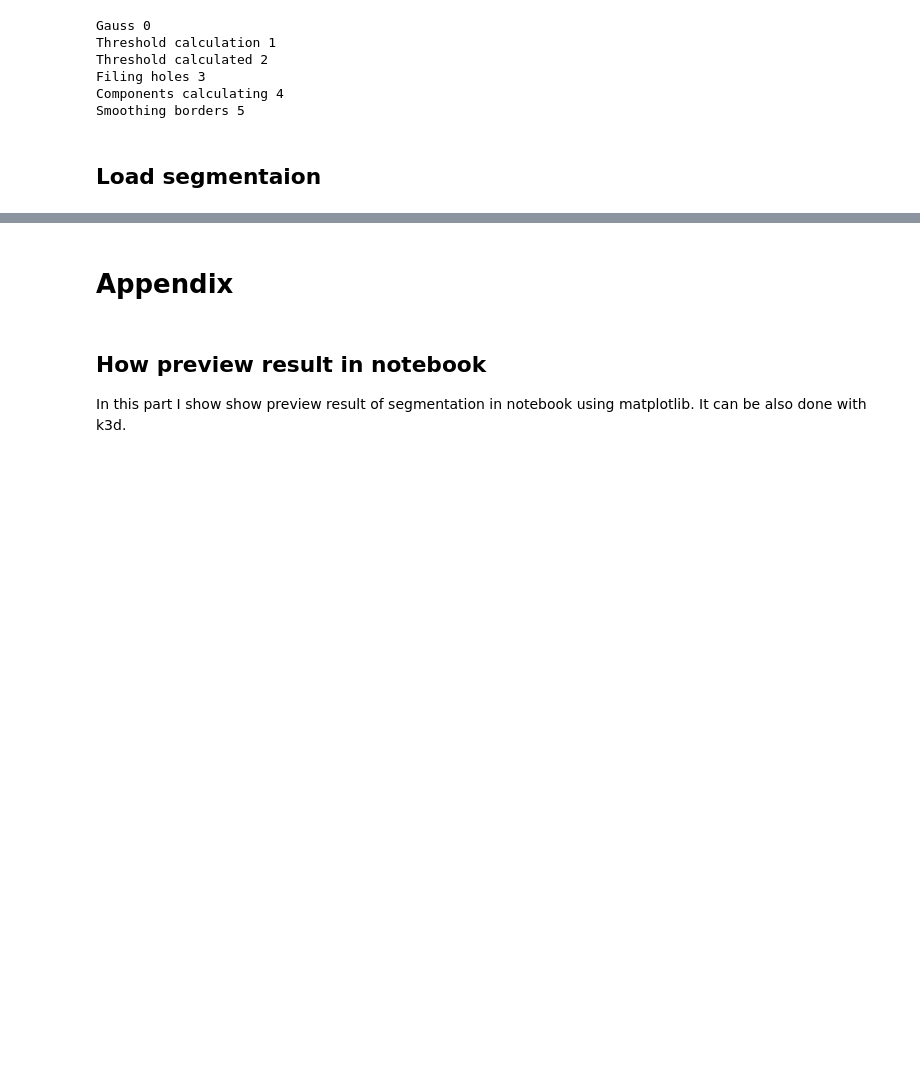
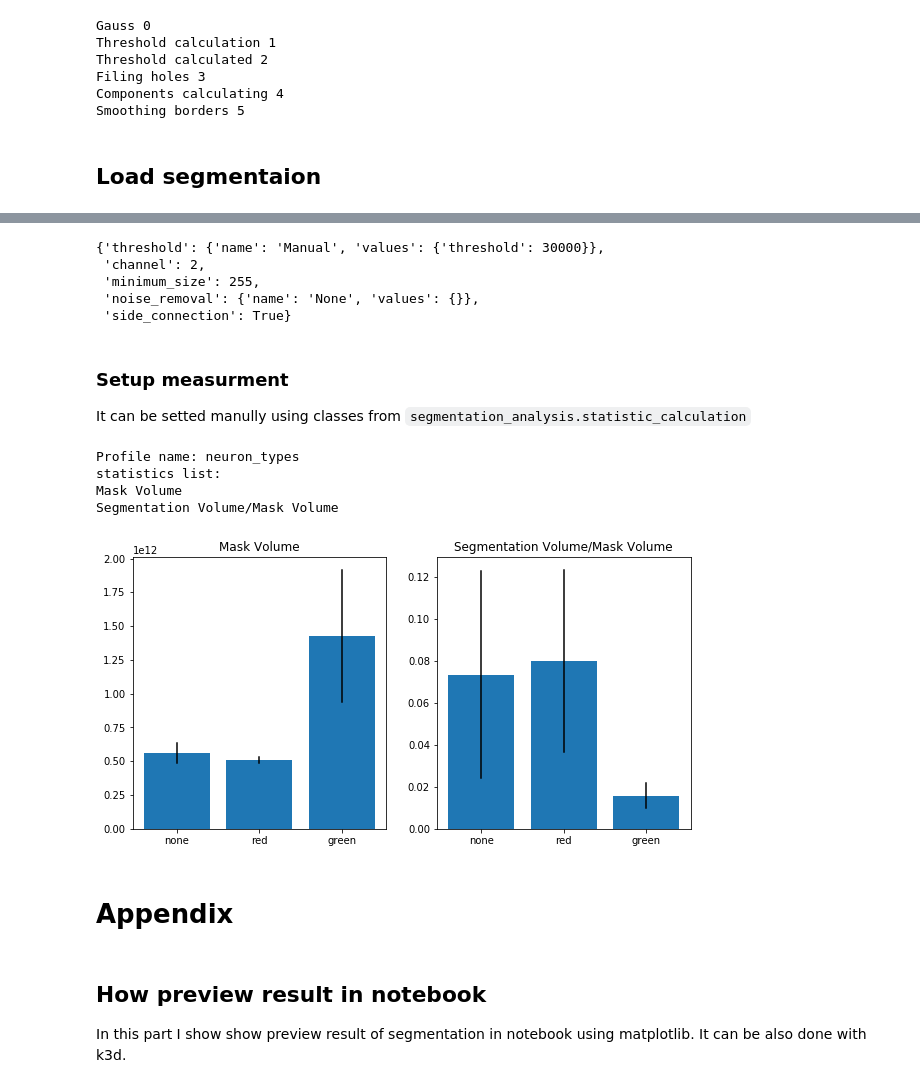
Before and after one commit to 4DNucleome/PartSeg, a Jupyter notebook: notebooks/Neuron_types_example.ipynb, the cells around one changed output, grey strips where cells are left out. Saved outputs shown, nothing was run; the diff lists cells and outputs as text; code cells hidden in the pictures; blank space fills up the shorter version.

Commit message:
neuron example longer version

```diff
--- a/notebooks/Neuron_types_example.ipynb
+++ b/notebooks/Neuron_types_example.ipynb
@@ -36,7 +87,8 @@ In this part there is shown how to read data and create or load segmentation
 Parameters  of segmentation can be read from file
 # %%
 with open(os.path.join(data_path, "segment_data.json"), 'r') as ff:
-    parameters = json.load(ff, object_hook=StackSettings.decode_hook)
+    segmentation_description = json.load(ff, object_hook=StackSettings.decode_hook)
+    parameters = segmentation_description["values"]
 # %% [markdown]
 or setted manually
 # %%
@@ -117,3 +324,61 @@ for key, value in neuron_type_dict.items():
+# %%
+neuron_segmentation_profile.values
+# %% [output]
+{'threshold': {'name': 'Manual', 'values': {'threshold': 30000}},
+ 'channel': 2,
+ 'minimum_size': 255,
+ 'noise_removal': {'name': 'None', 'values': {}},
+ 'side_connection': True}
+# %% [markdown]
+### Setup measurment
+It can be setted manully using classes from `segmentation_analysis.statistic_calculation`
+# %%
+with open(os.path.join(data_path, "neuron_types_measurment.json"), 'r') as ff:
+    neuron_measurment_description = json.load(ff, object_hook=PartSettings.decode_hook)
+
+print(str(neuron_measurment_description["neuron_types"]))
+measurment_object = neuron_measurment_description["neuron_types"]
+# %% [output]
+Profile name: neuron_types
+statistics list:
+Mask Volume
+Segmentation Volume/Mask Volume
+# %%
+def empty(_x, _y):
+    pass
+measurment_dict = defaultdict(list)
+for file_path, nucleus_group_dict in cutted_neurons_dict.items():
+    for nucleus_type, nucleus_list in nucleus_group_dict.items():
+        for _, nucleus in nucleus_list:
+            neuron_segment.set_image(nucleus)
+            neuron_segment.set_mask(nucleus.mask[0])  # do not touch time
+            neuron_segment.set_parameters(**neuron_segmentation_profile.values)
+            result = neuron_segment.calculation_run(empty)
+            measurment_dict[nucleus_type].append(
+                measurment_object.calculate(nucleus.get_channel(2), result.segmentation, result.full_segmentation,
+                                            nucleus.mask[0], nucleus.spacing, 'nm'))
+# %%
+measurment_result = []
+for neuron_type, values in measurment_dict.items():
+    sub_result = defaultdict(list)
+    for value_dict in values:
+        for key, (value, _) in value_dict.items():
+            sub_result[key].append(value)
+    measurment_result.append((neuron_type, [(name, np.mean(v), np.std(v)) for name, v in sub_result.items()]))
+# %%
+ticks, values = list(zip(*measurment_result))
+values = list(zip(*values))
+f, axx = plt.subplots(1, len(values), figsize=(5 * len(values),5))
+for el, ax in zip(values, axx):
+    name, mean, std = list(zip(*el))
+    plt.sca(ax)
+    plt.title(name[0])
+    plt.bar(range(len(ticks)), mean)
+    for i, m, s in zip(range(len(mean)), mean, std):
+        plt.plot([i, i], [m - s/2, m + s/2], color="black")
+    plt.xticks(range(len(ticks)), ticks)
+# %% [output]
+[figure, added]
 # %% [markdown]
 # Appendix
 # %% [markdown]
```
Also changed, not shown: parts of 20 cells of this notebook.
